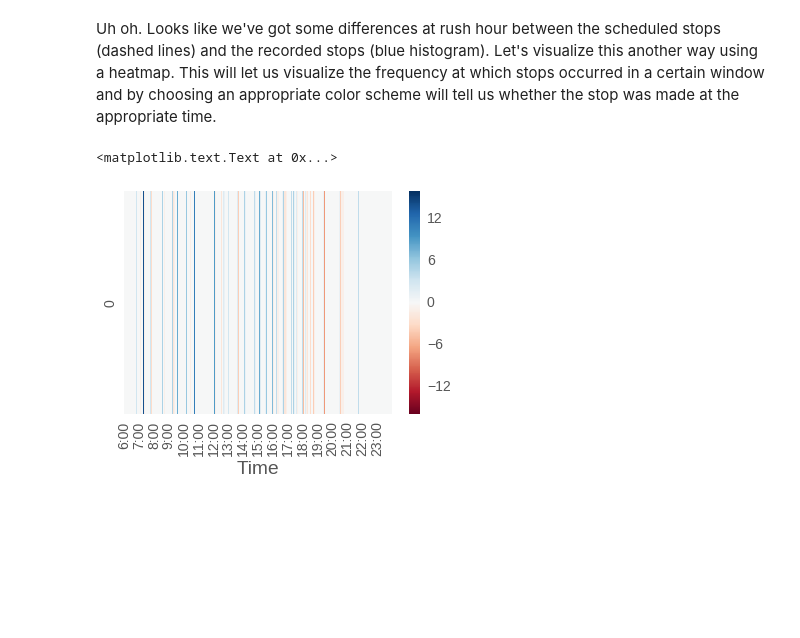
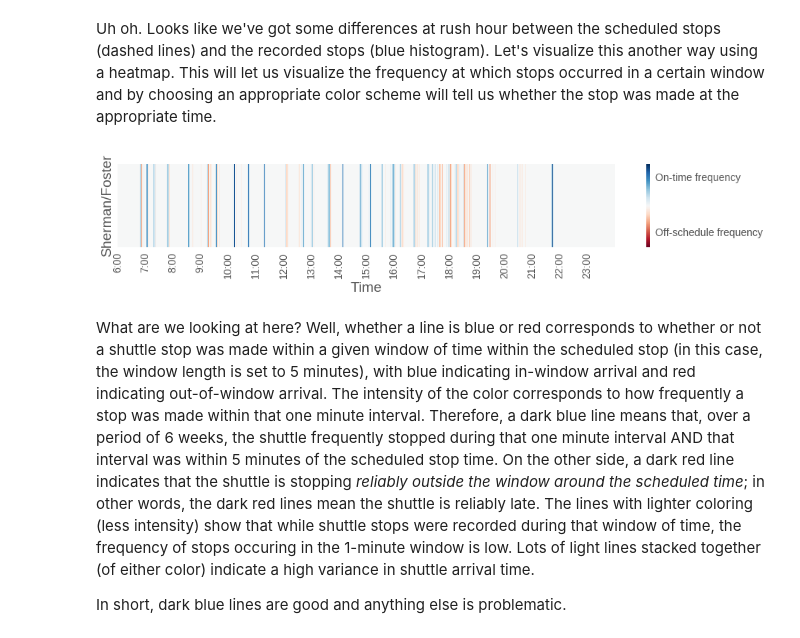
Before and after one commit to chrisjkuch/busdata, a Jupyter notebook: Bus_Plotter_pd.ipynb, the cells around one changed output. Cells and saved outputs as stored; diff of their text form; code cells hidden in the pictures; blank space fills up the shorter version.

Commit message:
have heatmap working in pandas version

```diff
--- a/Bus_Plotter_pd.ipynb
+++ b/Bus_Plotter_pd.ipynb
@@ -156,26 +156,34 @@ Uh oh. Looks like we've got some differences at rush hour between the scheduled
 # %%
 # Get the histogram in numerical form
 stop_name = 'Sherman/Foster'
 scheduled_stops = northsouth[stop_name].astype(int)
 start_hour = 6
 end_hour = 24
 interval = 1
 interval_bins = np.arange(start_hour * 60, end_hour * 60 + 1, interval)
 counts, hist_bins = np.histogram(stop_times[stop_name], bins=interval_bins)
 
 # Apply a mask using a window of time
 window = 5
 mask = -1 * np.ones_like(counts)
 for scheduled_stop in scheduled_stops:
     index = scheduled_stop - start_hour * 60
     mask[index-5:index+5] = 1
 
 maxcounts = max(counts)
 counts = counts * mask
 counts = counts.reshape(1, counts.size)
-sns.heatmap(counts, cmap='RdBu')
+plt.figure(figsize=(15,2))
+hmax = sns.heatmap(counts, cmap='RdBu', yticklabels=False, vmin=-15, vmax=15)
+hmax.collections[0].colorbar.set_ticks([-10, 0, 10])
+hmax.collections[0].colorbar.set_ticklabels(['Off-schedule frequency', '', 'On-time frequency'])
 plt.xticks(np.arange(0, (end_hour - start_hour) * 60, 60), time_labels)
 plt.xlabel('Time')
+plt.ylabel('Sherman/Foster')
+plt.show()
 # %% [output]
-<matplotlib.text.Text at 0x...>
-[figure, old version]
+[figure, new version]
+# %% [markdown]
+What are we looking at here? Well, whether a line is blue or red corresponds to whether or not a shuttle stop was made within a given window of time within the scheduled stop (in this case, the window length is set to 5 minutes), with blue indicating in-window arrival and red indicating out-of-window arrival. The intensity of the color corresponds to how frequently a stop was made within that one minute interval. Therefore, a dark blue line means that, over a period of 6 weeks, the shuttle frequently stopped during that one minute interval AND that interval was within 5 minutes of the scheduled stop time. On the other side, a dark red line indicates that the shuttle is stopping *reliably outside the window around the scheduled time*; in other words, the dark red lines mean the shuttle is reliably late. The lines with lighter coloring (less intensity) show that while shuttle stops were recorded during that window of time, the frequency of stops occuring in the 1-minute window is low. Lots of light lines stacked together (of either color) indicate a high variance in shuttle arrival time.
+
+In short, dark blue lines are good and anything else is problematic.
```
Also changed, not shown: 1 other file.
